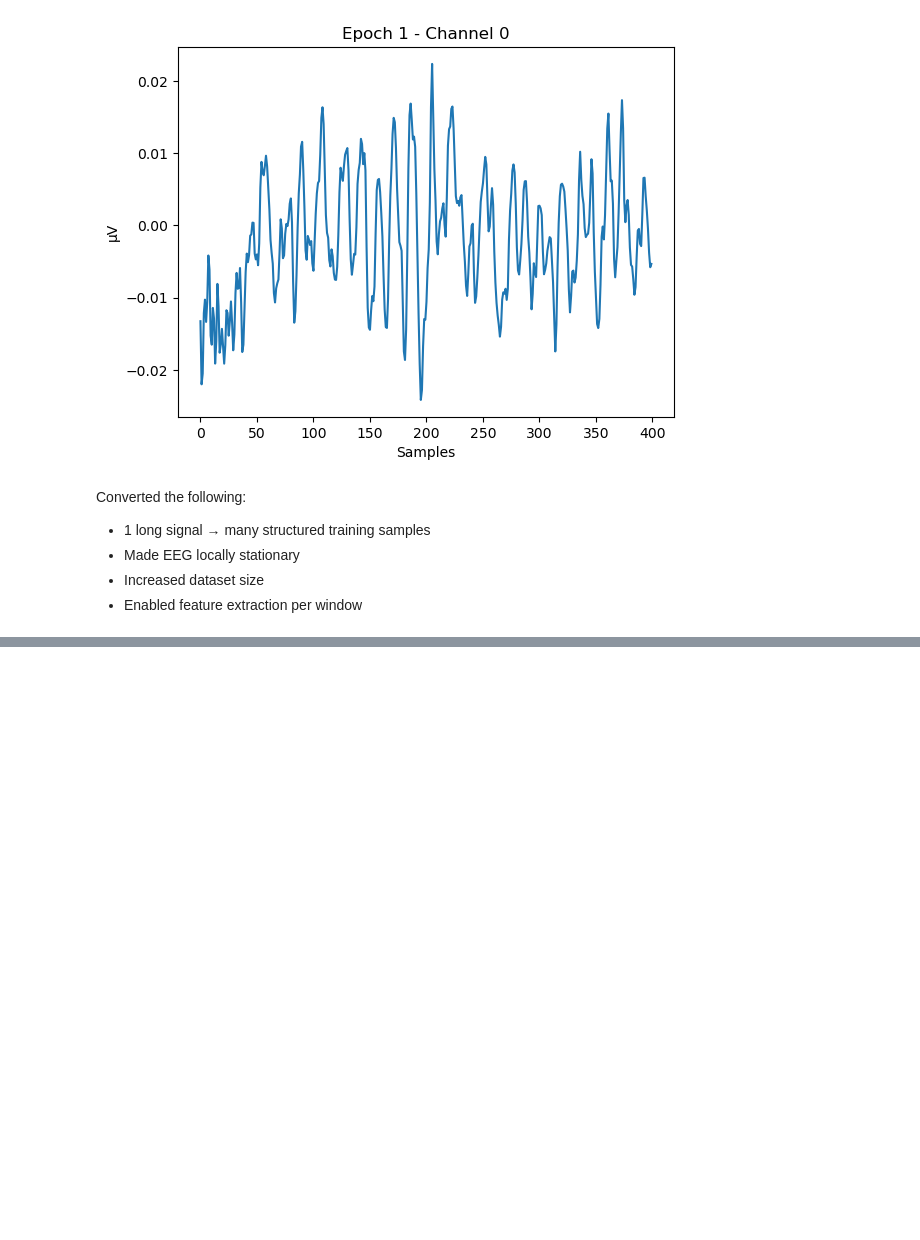
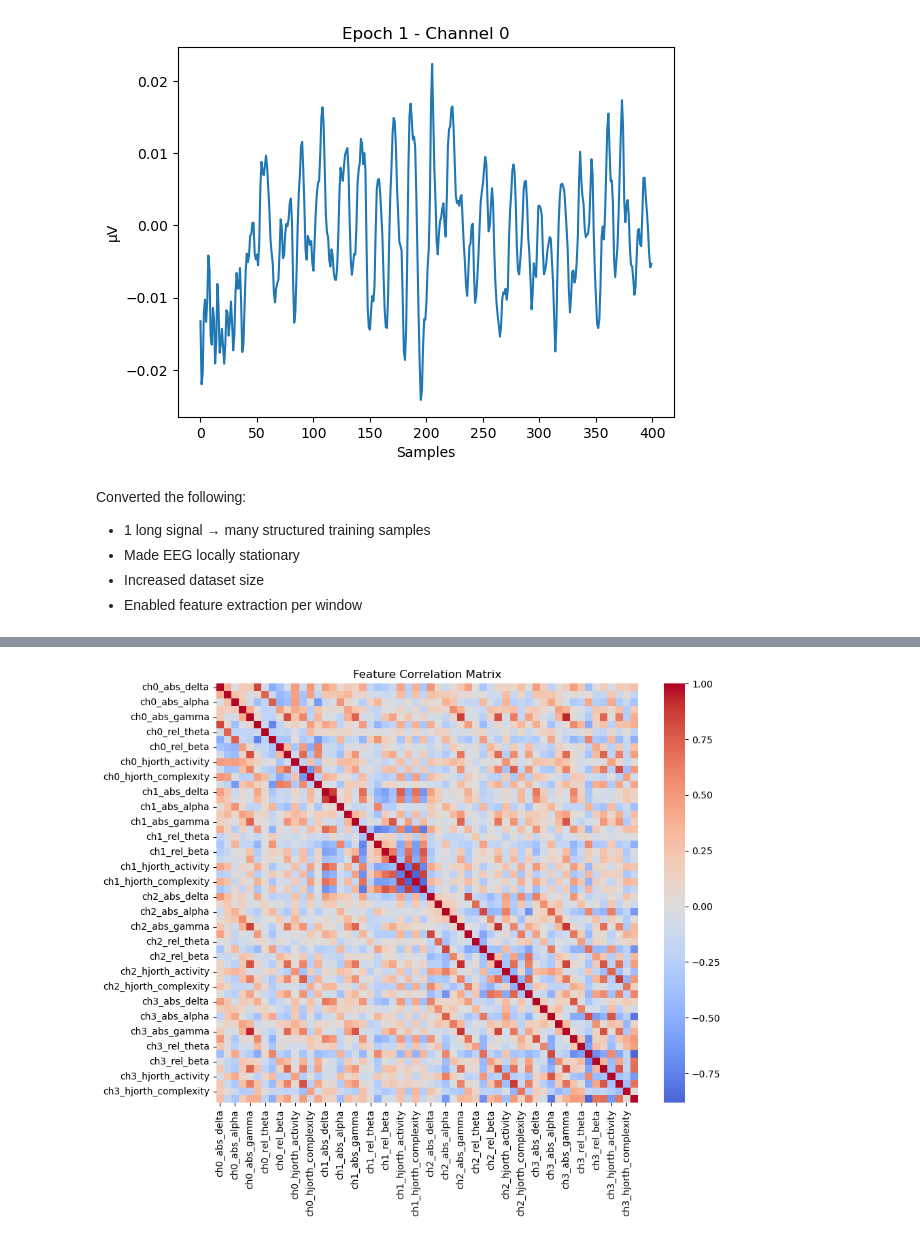
Before and after one commit to cristopher-d-delgado/Analysis-of-EEG-Signal, a Jupyter notebook: eda.ipynb, the cells around one changed output, grey strips where cells are left out. Cells and saved outputs as stored; diff of their text form; code cells hidden in the pictures; blank space fills up the shorter version.

Commit message:
created feature extractor function

```diff
--- a/eda.ipynb
+++ b/eda.ipynb
@@ -761,0 +948,36 @@ Converted the following:
+# %%
+def get_feature_names(n_channels):
+    """
+    Generate feature names in the same order as extract_features().
+    """
+    bands = ["delta", "theta", "alpha", "beta", "gamma"]
+    names = []
+
+    for ch in range(n_channels):
+        prefix = f"ch{ch}"
+
+        # Absolute power
+        for band in bands:
+            names.append(f"{prefix}_abs_{band}")
+
+        # Relative power
+        for band in bands:
+            names.append(f"{prefix}_rel_{band}")
+
+        # Hjorth
+        names.append(f"{prefix}_hjorth_activity")
+        names.append(f"{prefix}_hjorth_mobility")
+        names.append(f"{prefix}_hjorth_complexity")
+
+        # Entropy
+        names.append(f"{prefix}_spectral_entropy")
+
+    return names
+# %%
+import pandas as pd
+
+feature_names = get_feature_names(n_channels=epochs.shape[2])
+
+df_features = pd.DataFrame(X, columns=feature_names)
+
+df_features.head()
@@ -761,0 +1005,9 @@ Converted the following:
+# %%
+import seaborn as sns
+
+plt.figure(figsize=(10, 8))
+sns.heatmap(df_features.corr(), cmap="coolwarm", center=0)
+plt.title("Feature Correlation Matrix")
+plt.show()
+# %% [output]
+[figure, added]
```
Also changed, not shown: parts of 9 cells of this notebook.
